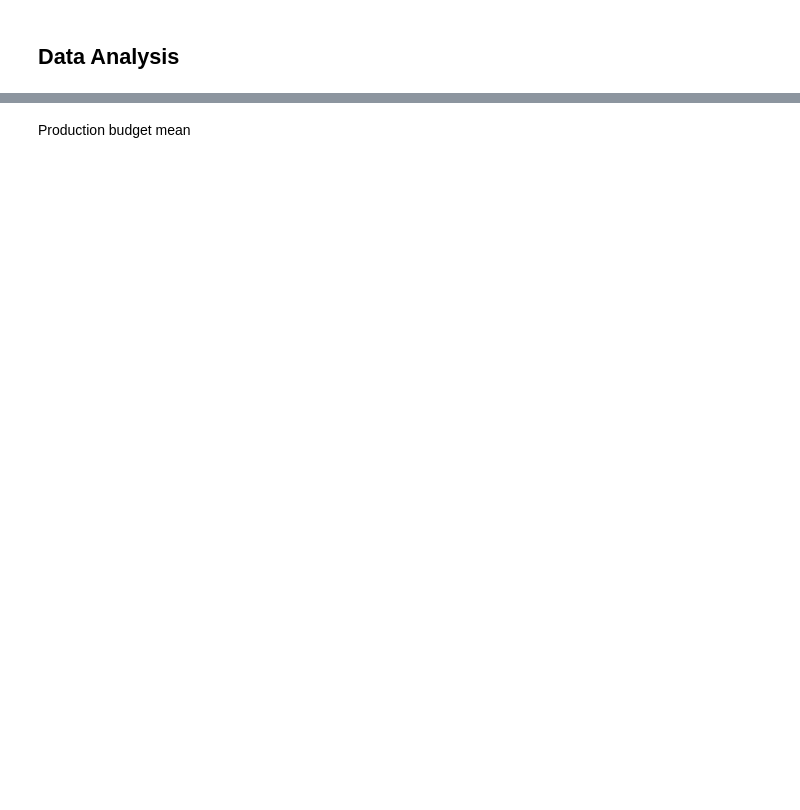
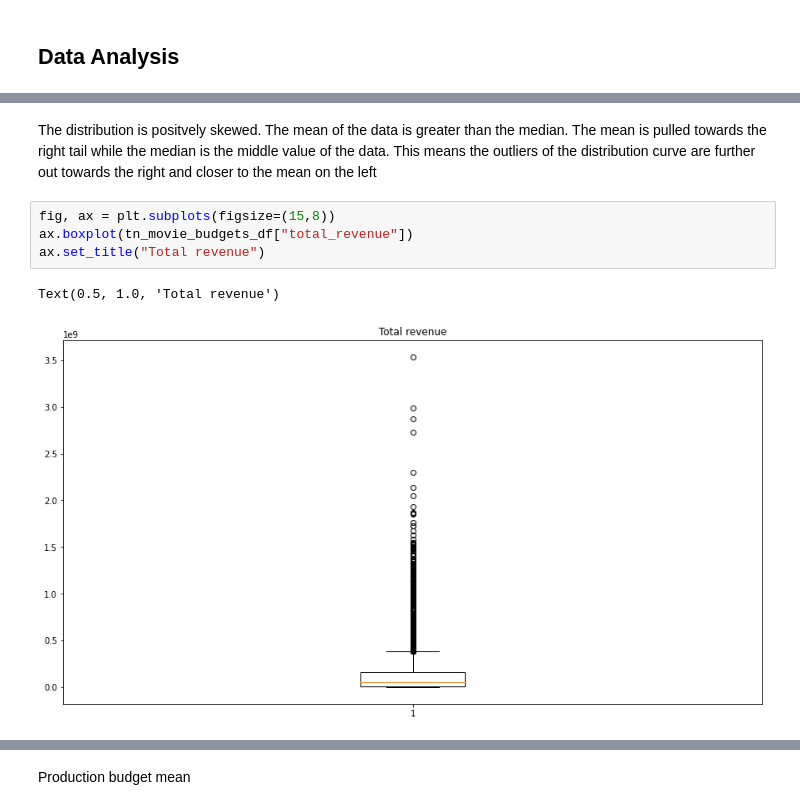
Before and after one commit to esipil/miscrosoft-project, a Jupyter notebook: index.ipynb, the cells around one changed output, grey strips where cells are left out. Cells and saved outputs as stored; diff of their text form; blank space fills up the shorter version.

```diff
--- a/index.ipynb
+++ b/index.ipynb
@@ -714,0 +718,9 @@ f"The average total revenue from making movies is {total_revenue_mean}"
+# %% [markdown]
+The distribution is positvely skewed. The mean of the data is greater than the median. The mean is pulled towards the right tail while the median is the middle value of the data. This means the outliers of the distribution curve are further out towards the right and closer to the mean on the left
+# %%
+fig, ax = plt.subplots(figsize=(15,8))
+ax.boxplot(tn_movie_budgets_df["total_revenue"])
+ax.set_title("Total revenue")
+# %% [output]
+Text(0.5, 1.0, 'Total revenue')
+[figure, added]
```
Also changed, not shown: parts of 106 cells of this notebook, 1 other file.
